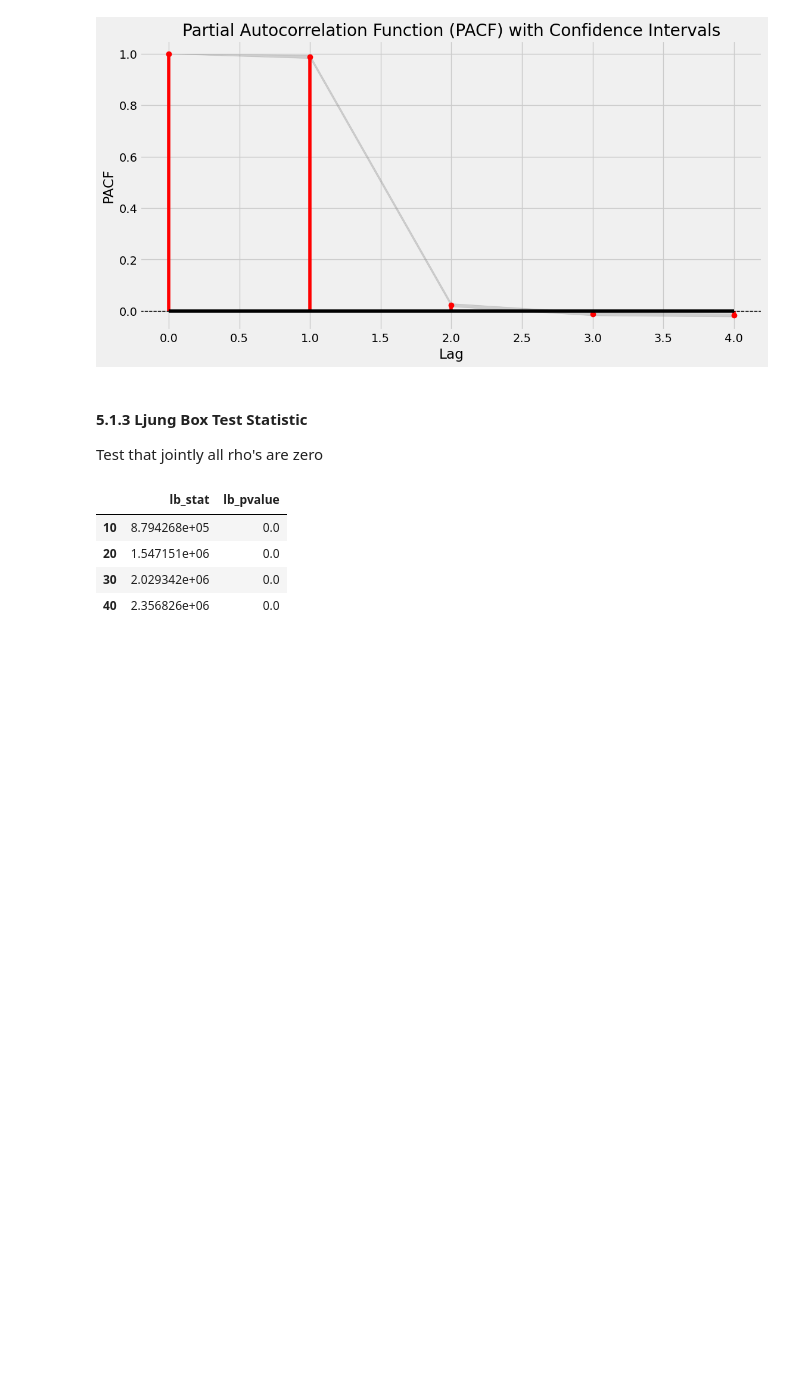
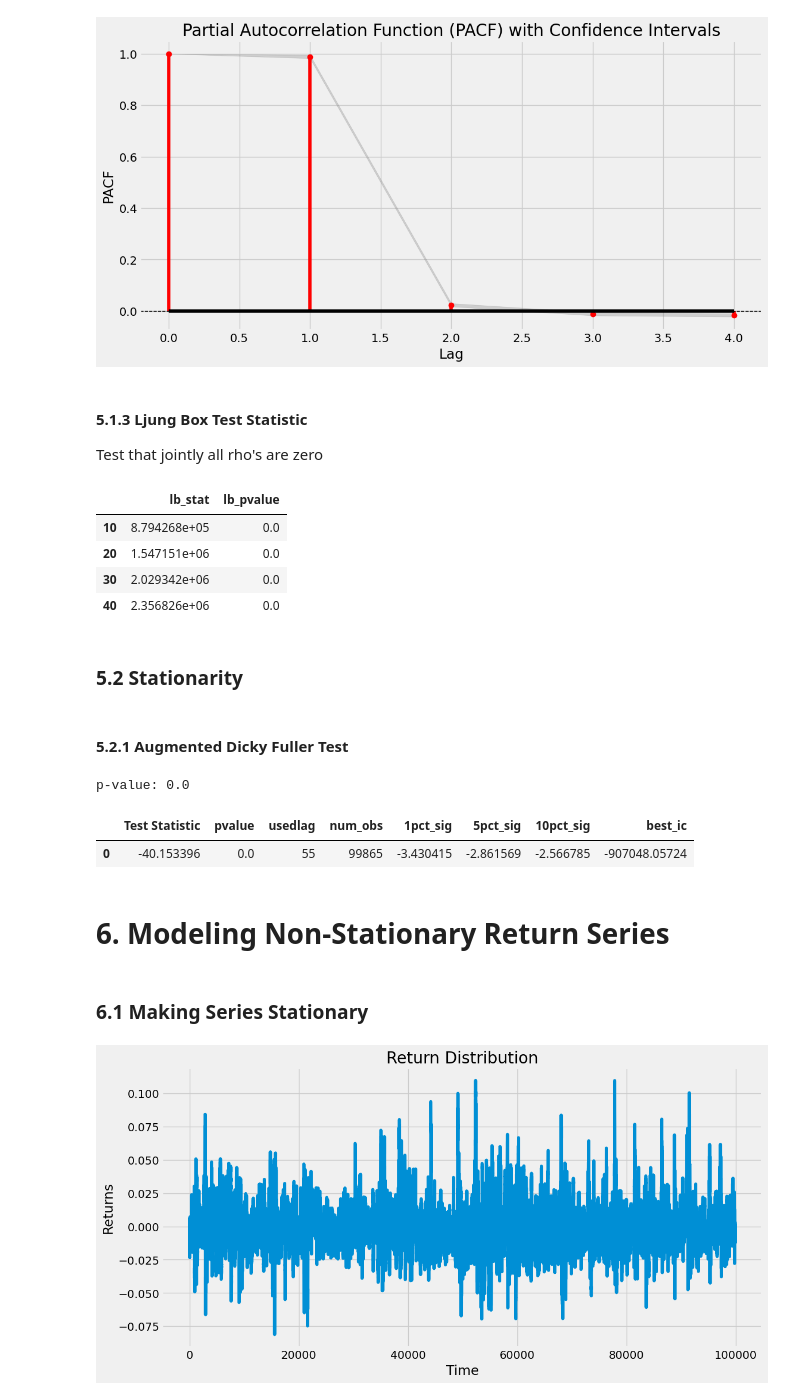
Before and after one commit to anshul96go/quant, a Jupyter notebook: TS_millennium/EDA.ipynb, the cells around one changed output. Drawn from its saved outputs; the diff is of its cells as text; code cells hidden in the pictures; blank space fills up the shorter version.

Commit message:
01192024: Work first with the strcuture, write a simple LR model and then apply Time Series and other models

```diff
--- a/TS_millennium/EDA.ipynb
+++ b/TS_millennium/EDA.ipynb
@@ -283,3 +282,7 @@ sm.stats.acorr_ljungbox(ret, lags=[10,20,30,40], return_df=True)
 | 20 | 1.547151e+06 | 0.0 |
 | 30 | 2.029342e+06 | 0.0 |
 | 40 | 2.356826e+06 | 0.0 |
+# %% [markdown]
+### 5.2 Stationarity
+# %% [markdown]
+#### 5.2.1 Augmented Dicky Fuller Test
@@ -285,0 +297,6 @@ sm.stats.acorr_ljungbox(ret, lags=[10,20,30,40], return_df=True)
+# %%
+from statsmodels.tsa.stattools import adfuller
+adf = adfuller(ret.diff().dropna())
+print("p-value: {}".format(float(adf[1])))
+# %% [output]
+p-value: 0.0
@@ -285,0 +306,23 @@ sm.stats.acorr_ljungbox(ret, lags=[10,20,30,40], return_df=True)
+# %%
+pd.DataFrame(result)
+# %% [output]
+|  | Test Statistic | pvalue | usedlag | num_obs | 1pct_sig | 5pct_sig | 10pct_sig | best_ic |
+| 0 | -40.153396 | 0.0 | 55 | 99865 | -3.430415 | -2.861569 | -2.566785 | -907048.05724 |
+# %% [markdown]
+# 6. Modeling Non-Stationary Return Series
+# %% [markdown]
+### 6.1 Making Series Stationary
+# %%
+def ts_plot(ret):
+    # series plot
+    plt.figure(figsize=(12, 6))
+    plt.plot(ret)
+    plt.xlabel('Time')
+    plt.ylabel('Returns')
+    plt.title('Return Distribution')
+    plt.grid(True)
+    plt.show()
+# %%
+ts_plot(ret)
+# %% [output]
+[figure, added]
```
Also changed, not shown: parts of 33 cells of this notebook, 3 other files.
